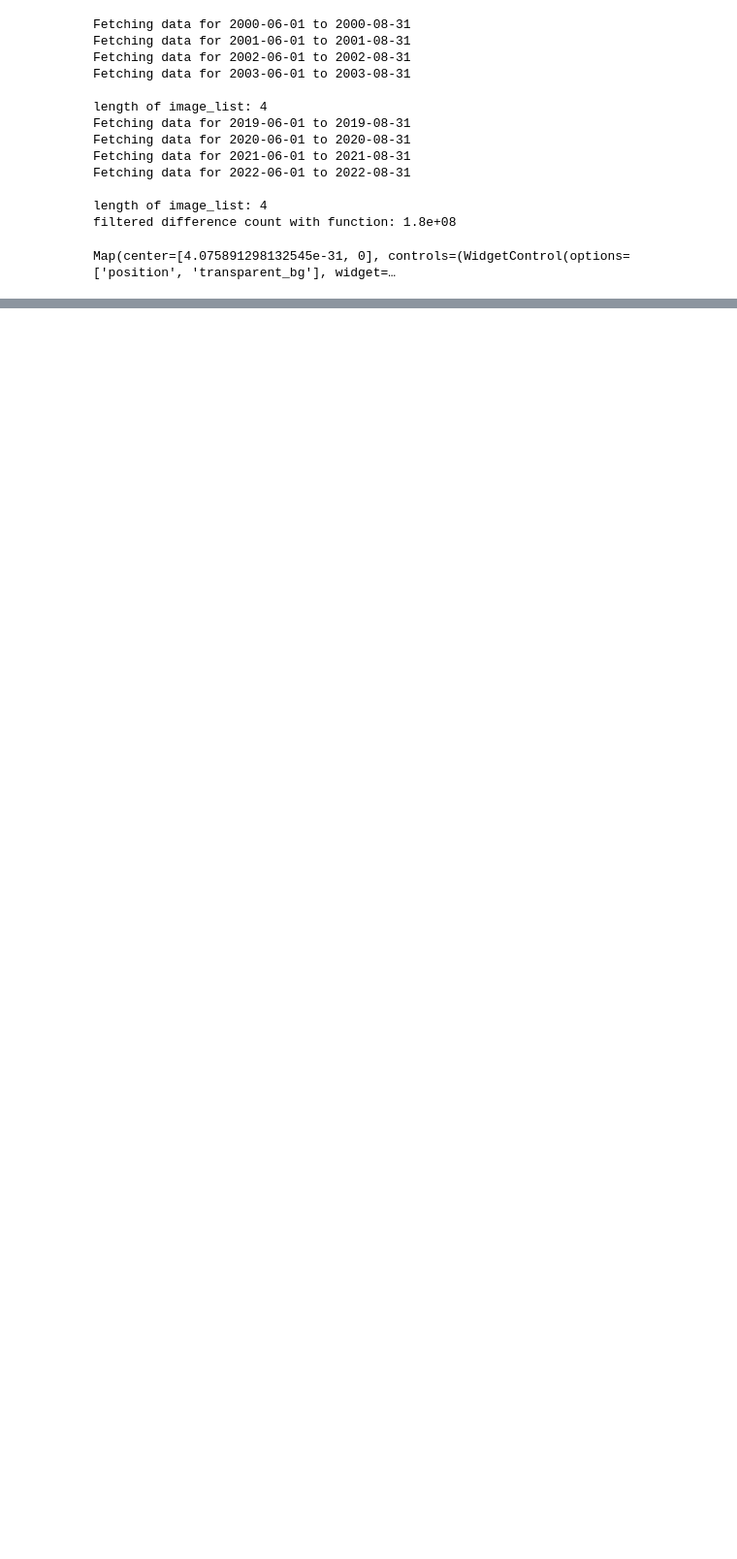
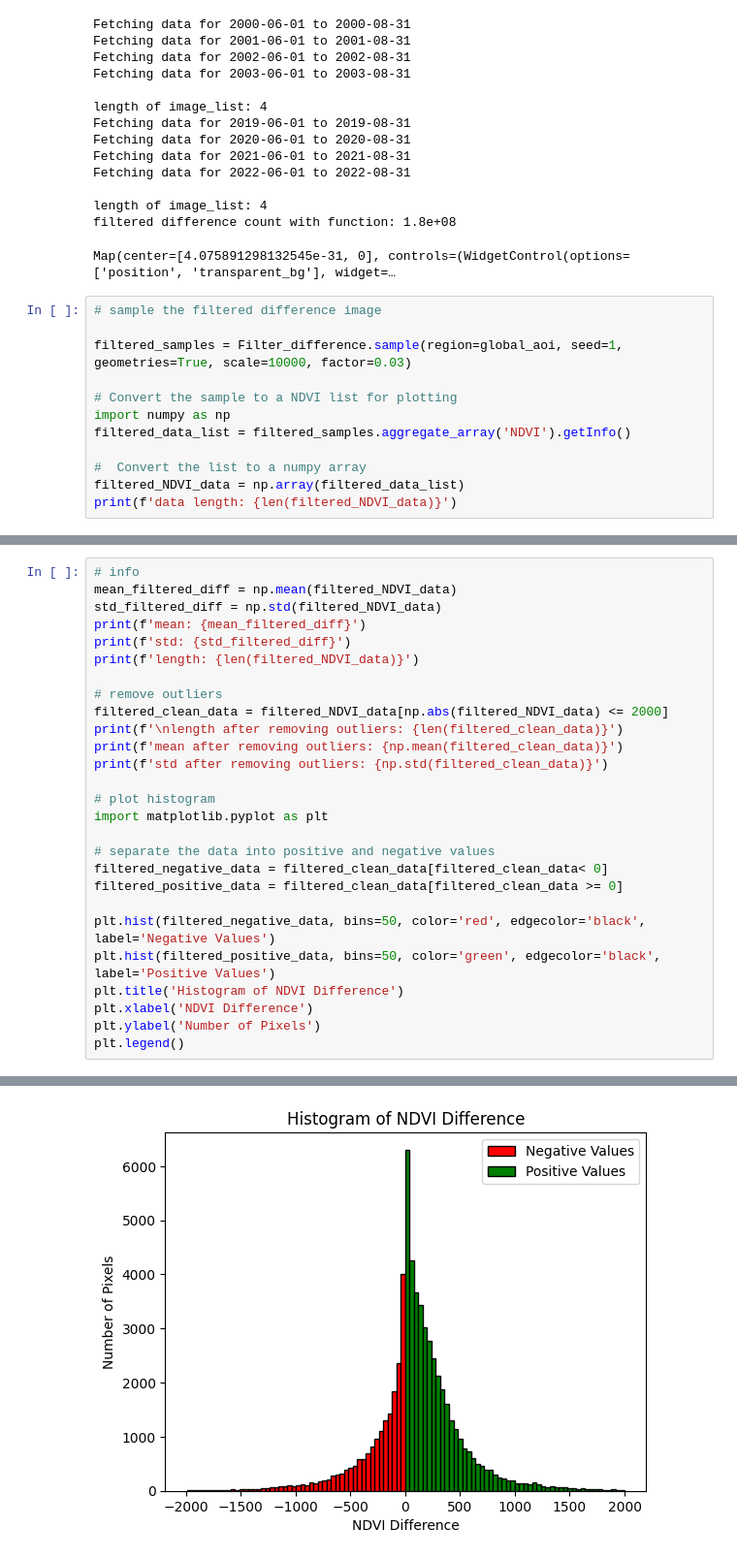
Before and after one commit to marvanG/data-mining-project, a Jupyter notebook: modis_data.ipynb, the cells around one changed output, grey strips where cells are left out. Shown: that part at 97% size. Drawn from its saved outputs; the diff is of its cells as text; blank space fills up the shorter version.

Commit message:
Histogram

```diff
--- a/modis_data.ipynb
+++ b/modis_data.ipynb
@@ -731,3 +731,15 @@ Fetching data for 2022-06-01 to 2022-08-31
 length of image_list: 4
 filtered difference count with function: 1.8e+08
 Map(center=[4.075891298132545e-31, 0], controls=(WidgetControl(options=['position', 'transparent_bg'], widget=…
+# %%
+# sample the filtered difference image
+
+filtered_samples = Filter_difference.sample(region=global_aoi, seed=1, geometries=True, scale=10000, factor=0.03)
+
+# Convert the sample to a NDVI list for plotting
+import numpy as np
+filtered_data_list = filtered_samples.aggregate_array('NDVI').getInfo()
+
+#  Convert the list to a numpy array
+filtered_NDVI_data = np.array(filtered_data_list)
+print(f'data length: {len(filtered_NDVI_data)}')
@@ -733,0 +748,28 @@ Map(center=[4.075891298132545e-31, 0], controls=(WidgetControl(options=['positio
+# %%
+# info
+mean_filtered_diff = np.mean(filtered_NDVI_data)
+std_filtered_diff = np.std(filtered_NDVI_data)
+print(f'mean: {mean_filtered_diff}')
+print(f'std: {std_filtered_diff}')
+print(f'length: {len(filtered_NDVI_data)}')
+
+# remove outliers
+filtered_clean_data = filtered_NDVI_data[np.abs(filtered_NDVI_data) <= 2000]
+print(f'\nlength after removing outliers: {len(filtered_clean_data)}')
+print(f'mean after removing outliers: {np.mean(filtered_clean_data)}')
+print(f'std after removing outliers: {np.std(filtered_clean_data)}')
+
+# plot histogram
+import matplotlib.pyplot as plt
+
+# separate the data into positive and negative values
+filtered_negative_data = filtered_clean_data[filtered_clean_data< 0]
+filtered_positive_data = filtered_clean_data[filtered_clean_data >= 0]
+
+plt.hist(filtered_negative_data, bins=50, color='red', edgecolor='black', label='Negative Values')
+plt.hist(filtered_positive_data, bins=50, color='green', edgecolor='black', label='Positive Values')
+plt.title('Histogram of NDVI Difference')
+plt.xlabel('NDVI Difference')
+plt.ylabel('Number of Pixels')
+plt.legend()
+# %% [output]
@@ -733,0 +784 @@ Map(center=[4.075891298132545e-31, 0], controls=(WidgetControl(options=['positio
+[figure, added]
```
Also changed, not shown: parts of 2 cells of this notebook.
